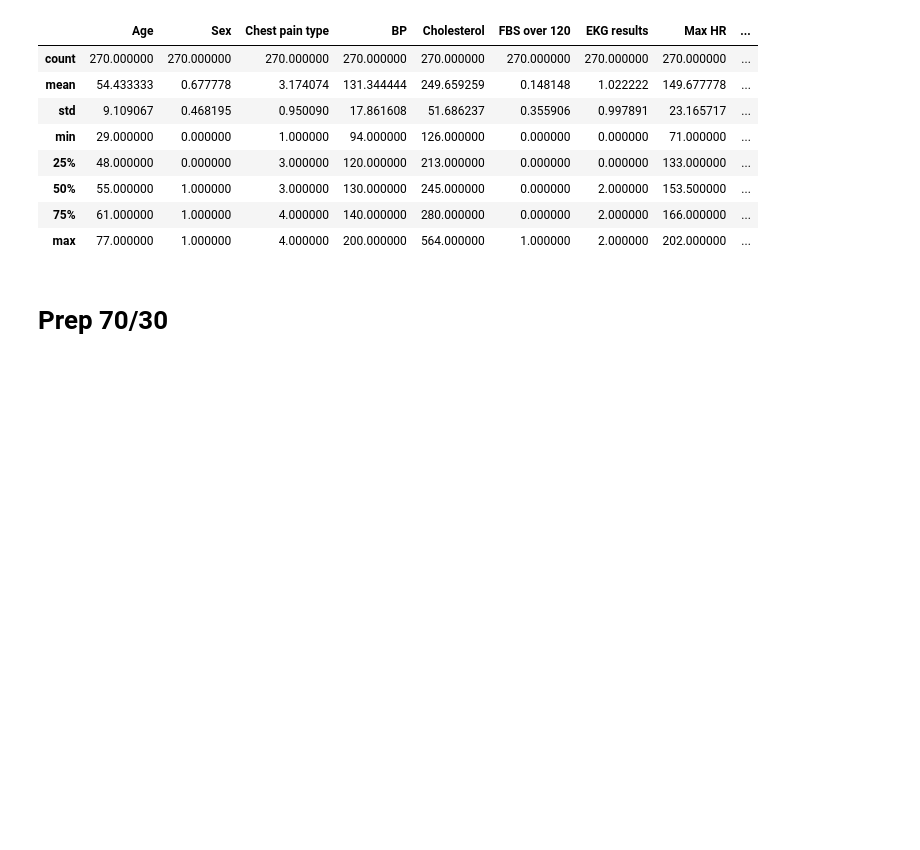
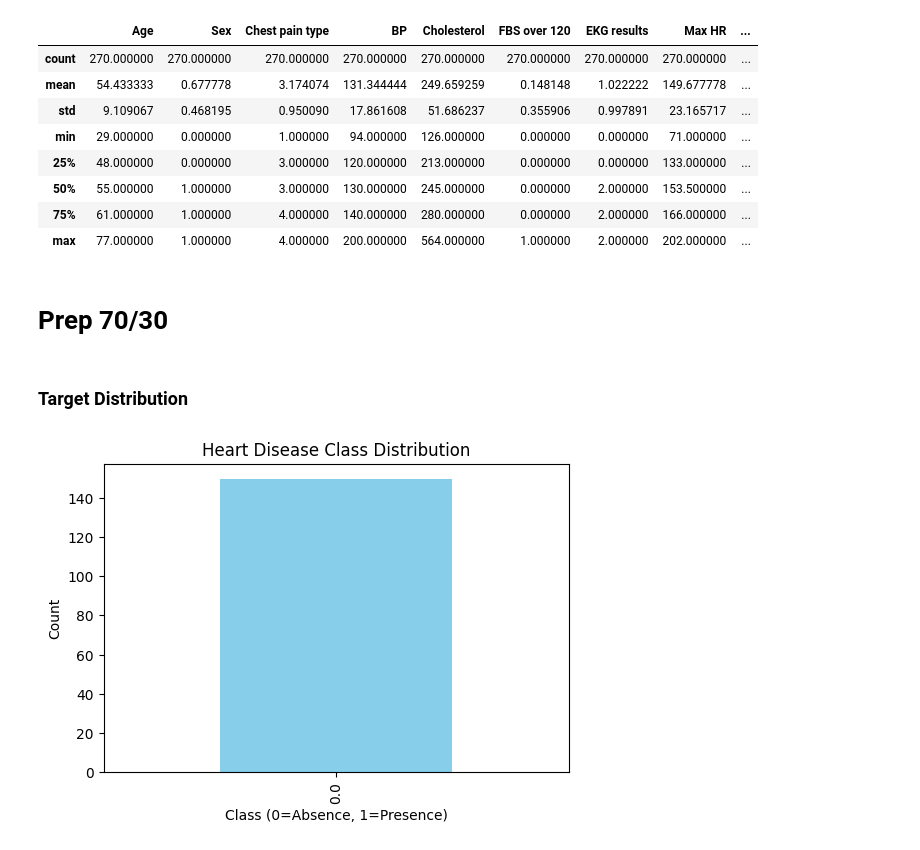
Before and after one commit to Krayangel/AREP-LAB02, a Jupyter notebook: Notebook-1.ipynb, the cells around one changed output. Drawn from its saved outputs; the diff is of its cells as text; code cells hidden in the pictures; blank space fills up the shorter version.

```diff
--- a/Notebook-1.ipynb
+++ b/Notebook-1.ipynb
@@ -48,2 +48,15 @@ features = ['Age', 'Chest pain type', 'BP', 'Max_HR', 'ST_Depression', 'Choleste
 X = df[features]
 Y = df['Heart Disease']
+# %% [markdown]
+### Target Distribution
+# %%
+import matplotlib.pyplot as plt
+
+plt.figure(figsize=(6, 4))
+df['Heart Disease'].value_counts().plot(kind='bar', color=['skyblue', 'salmon'])
+plt.title('Heart Disease Class Distribution')
+plt.xlabel('Class (0=Absence, 1=Presence)')
+plt.ylabel('Count')
+plt.show()
+# %% [output]
+[figure, added]
```
Also changed, not shown: parts of 11 cells of this notebook, 10 other files.
